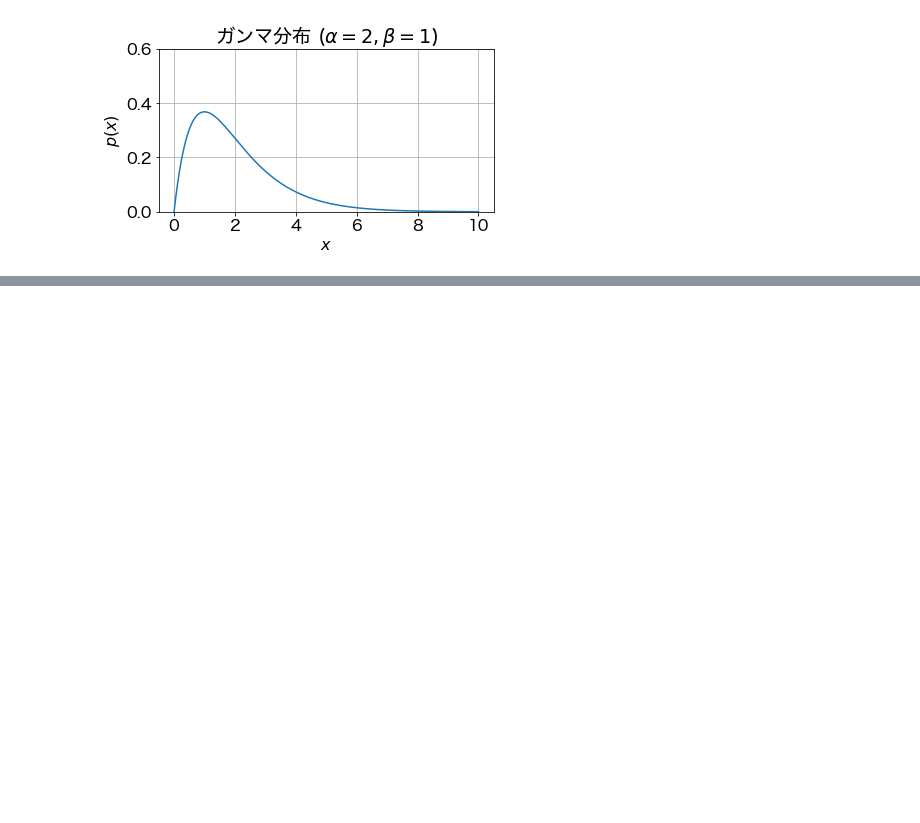
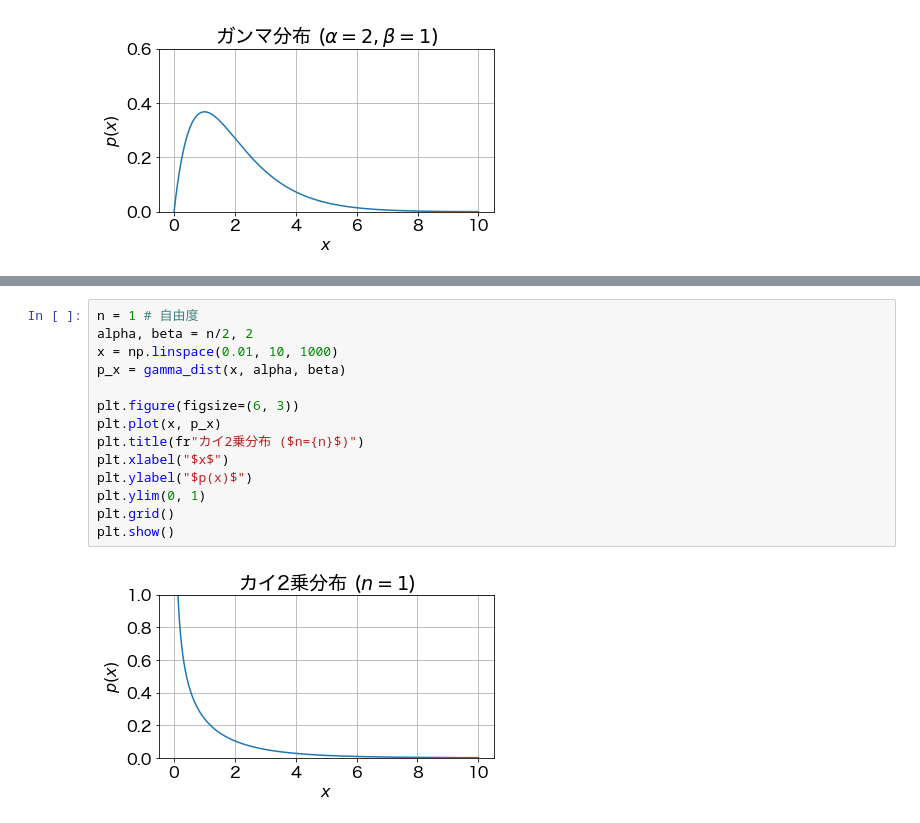
Before and after one commit to tkmyy/semi-prml, a Jupyter notebook: chapter_2/continuous_probability_distributions.ipynb, the cells around one changed output, grey strips where cells are left out. Cells and saved outputs as stored; diff of their text form; blank space fills up the shorter version.

```diff
--- a/chapter_2/continuous_probability_distributions.ipynb
+++ b/chapter_2/continuous_probability_distributions.ipynb
@@ -241,0 +276,16 @@ plt.show()
+# %%
+n = 1 # 自由度
+alpha, beta = n/2, 2
+x = np.linspace(0.01, 10, 1000)
+p_x = gamma_dist(x, alpha, beta)
+
+plt.figure(figsize=(6, 3))
+plt.plot(x, p_x)
+plt.title(fr"カイ2乗分布 ($n={n}$)")
+plt.xlabel("$x$")
+plt.ylabel("$p(x)$")
+plt.ylim(0, 1)
+plt.grid()
+plt.show()
+# %% [output]
+[figure, added]
```
Also changed, not shown: parts of 1 cell of this notebook.
